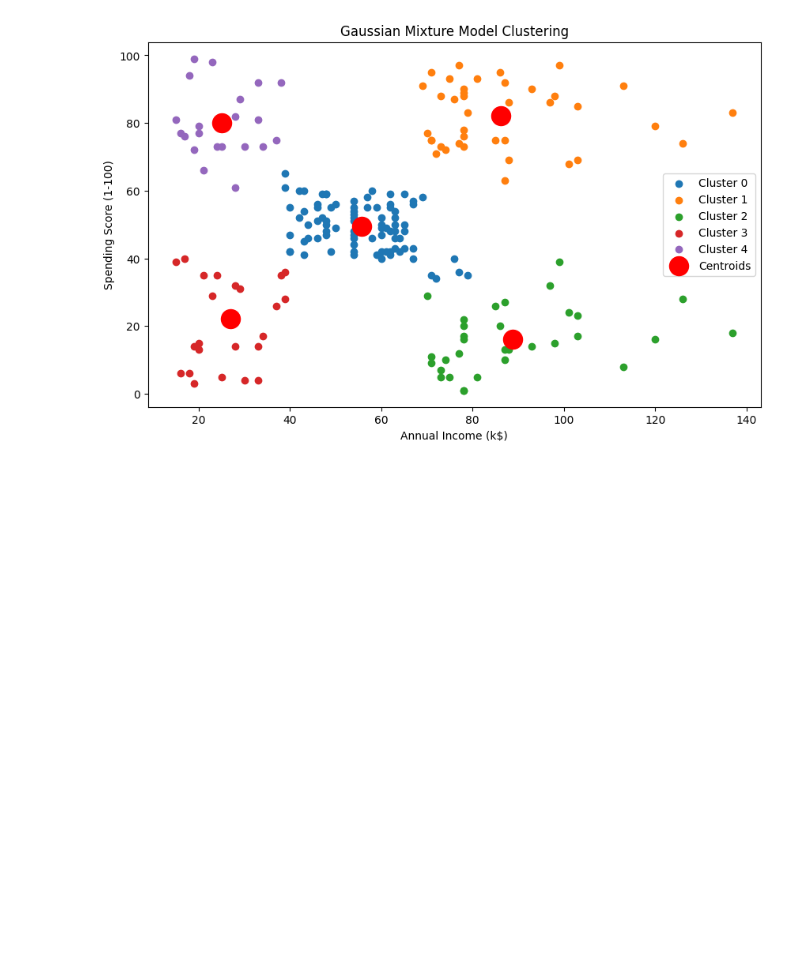
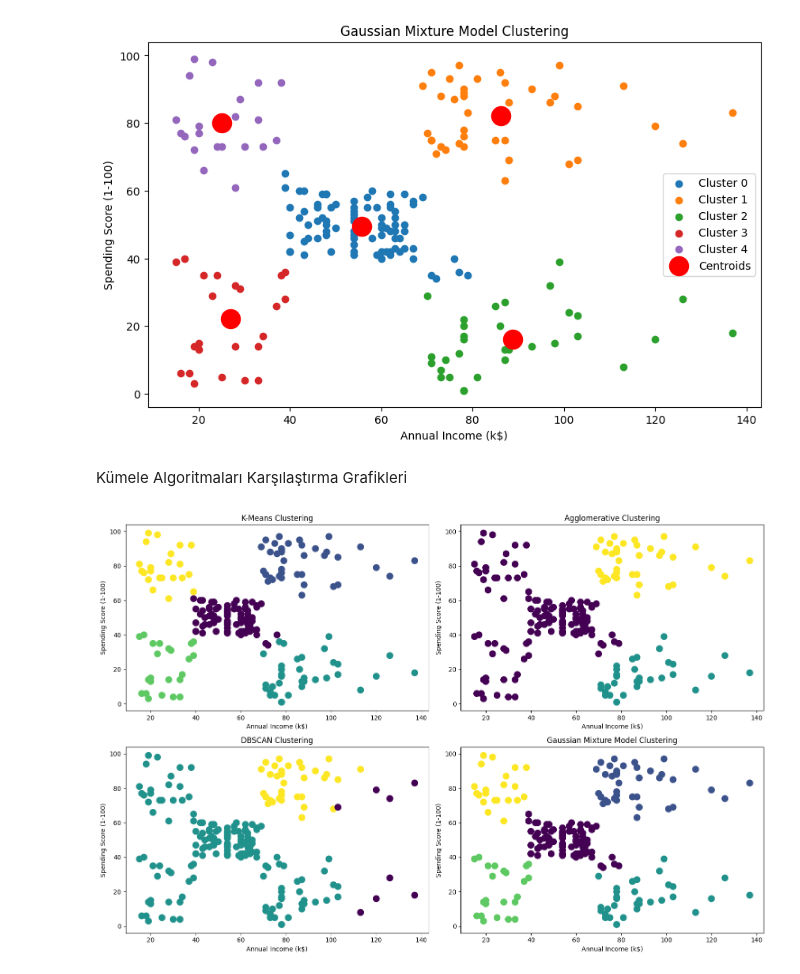
Before and after one commit to Furk4nBulut/Uygulamalarla-Makine-Ogrenmesi-ve-Derin-Ogrenme-Atolyesi, a Jupyter notebook: Week-3/Day-5/Clustering-Workshop.ipynb, the cells around one changed output. Saved outputs shown, nothing was run; the diff lists cells and outputs as text; code cells hidden in the pictures; blank space fills up the shorter version.

Commit message:
Clustering Workshop algorithms versus part added to notebook

```diff
--- a/Week-3/Day-5/Clustering-Workshop.ipynb
+++ b/Week-3/Day-5/Clustering-Workshop.ipynb
@@ -257,3 +257,32 @@ plt.legend()
 plt.show()
 # %% [output]
 [figure]
+# %% [markdown]
+Kümele Algoritmaları Karşılaştırma Grafikleri
+# %%
+ # Tüm kümeleme algoritmalarını karşılaştırma
+plt.figure(figsize=(15, 10))
+plt.subplot(2, 2, 1)
+plt.scatter(data['Annual Income (k$)'], data['Spending Score (1-100)'], s=100, c=y_kmeans, cmap='viridis')
+plt.title('K-Means Clustering')
+plt.xlabel('Annual Income (k$)')
+plt.ylabel('Spending Score (1-100)')
+plt.subplot(2, 2, 2)
+plt.scatter(data['Annual Income (k$)'], data['Spending Score (1-100)'], s=100, c=y_hc, cmap='viridis')
+plt.title('Agglomerative Clustering')
+plt.xlabel('Annual Income (k$)')
+plt.ylabel('Spending Score (1-100)')
+plt.subplot(2, 2, 3)
+plt.scatter(data['Annual Income (k$)'], data['Spending Score (1-100)'], s=100, c=y_dbscan, cmap='viridis')
+plt.title('DBSCAN Clustering')
+plt.xlabel('Annual Income (k$)')
+plt.ylabel('Spending Score (1-100)')
+plt.subplot(2, 2, 4)
+plt.scatter(data['Annual Income (k$)'], data['Spending Score (1-100)'], s=100, c=labels, cmap='viridis')
+plt.title('Gaussian Mixture Model Clustering')
+plt.xlabel('Annual Income (k$)')
+plt.ylabel('Spending Score (1-100)')
+plt.tight_layout()
+plt.show()
+# %% [output]
+[figure, added]
```
